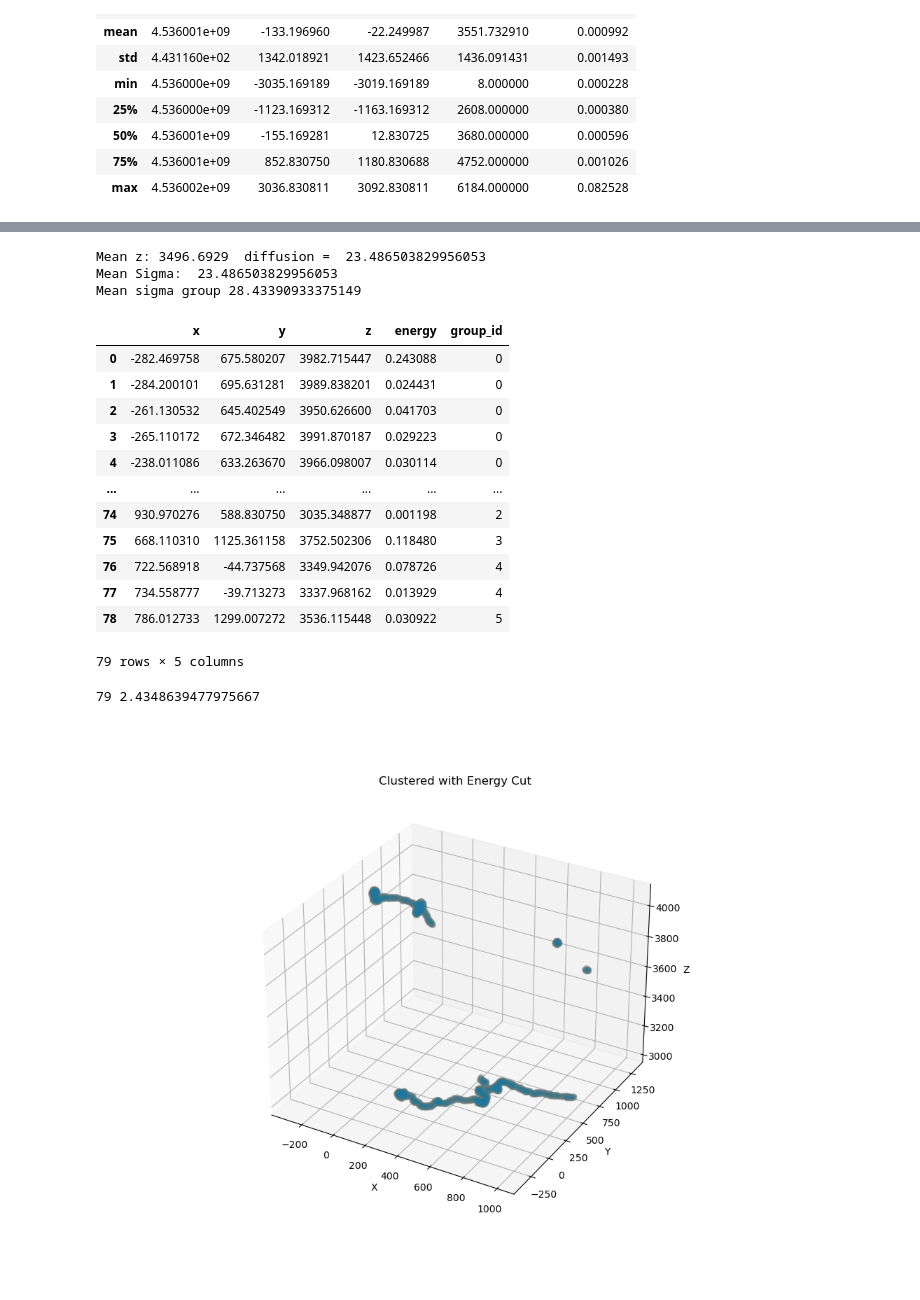
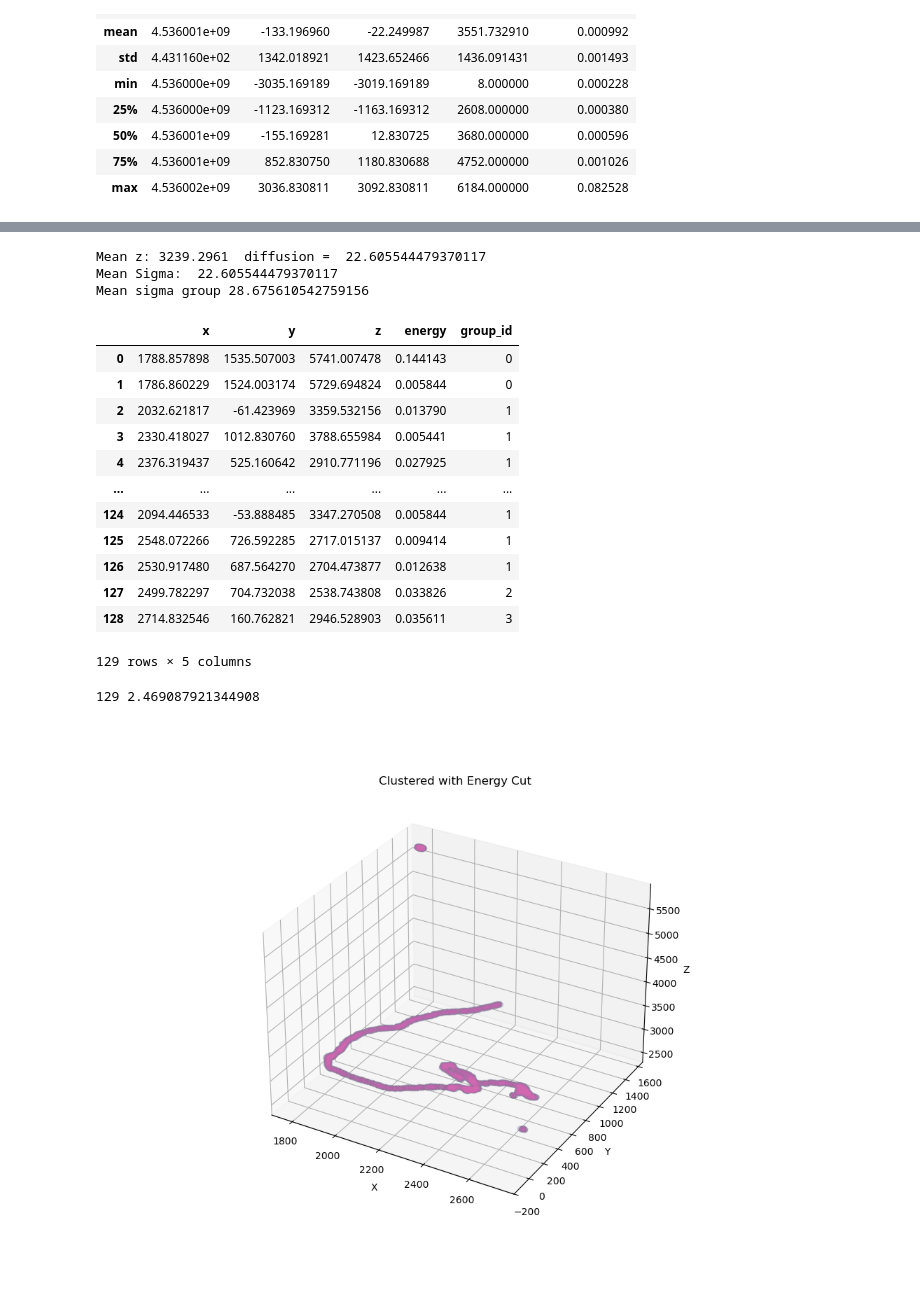
Before and after one commit to kvjmistry/ATPC, a Jupyter notebook: notebooks/Clustering.ipynb, the cells around one changed output, grey strips where cells are left out. Drawn from its saved outputs; the diff is of its cells as text; code cells hidden in the pictures.

Commit message:
Use ellipsoid clustering function

```diff
--- a/notebooks/Clustering.ipynb
+++ b/notebooks/Clustering.ipynb
@@ -75,7 +75,7 @@ print(hits.event_id.unique())
  4536001504 4536001505 4536001518]
 # %%
 # eid=9844
-eid=event_list[6]
+eid=event_list[0]
 
 data = hits[hits.event_id ==eid]
 data_true = hits_true[hits_true.event_id ==eid]
@@ -113,7 +113,7 @@ hits.describe()
 | max | 4.536002e+09 | 3036.830811 | 3092.830811 | 6184.000000 | 0.082528 |
 # %%
 
-Diff_smear, energy_threshold, diff_scale_factor, radius_sf, group_sf, Tortuosity_dist, voxel_size, det_size  = InitializeParams(pressure, diffusion)
+Diff_smear, DL, DT, energy_threshold, diff_scale_factor, radius_sf, group_sf, Tortuosity_dist, voxel_size, det_size  = InitializeParams(pressure, diffusion)
 # voxel_sf=1.1
 # energy_threshold=0
 print("Diffussion smear is: ",        Diff_smear,            "mm/sqrt(cm)")
@@ -128,7 +128,7 @@ print("The det_size is", det_size)
 data_true["z"]=data_true["z"]+det_size
 
 
-# diff_scale_factor = 5
+# diff_scale_factor = 4
 mean_sigma = diff_scale_factor*Diff_smear*np.sqrt(0.1*data.z.mean())
 
 # The expected diffusion is less than vox size so replace
@@ -340,63 +407,63 @@ node_centers_df = []
 for gid in sorted(df_merged.group_id.unique()):
     temp_df = df_merged[df_merged.group_id == gid]
     temp_df.reset_index(drop=True, inplace=True)
-    node_centers_df1.append(Cluster(temp_df, 2, Diff_smear, voxel_size))
+    node_centers_df1.append(Cluster(temp_df, 2, Diff_smear, DL, DT, voxel_size))
 
 node_centers_df1 = pd.concat(node_centers_df1, ignore_index=True)
 
 for gid in sorted(node_centers_df1.group_id.unique()):
     temp_df = node_centers_df1[node_centers_df1.group_id == gid]
     temp_df.reset_index(drop=True, inplace=True)
-    node_centers_df.append(Cluster(temp_df, diff_scale_factor, Diff_smear, voxel_size))
+    node_centers_df.append(Cluster(temp_df, diff_scale_factor, Diff_smear, DL, DT,  voxel_size))
 
 node_centers_df = pd.concat(node_centers_df, ignore_index=True)
 
 display(node_centers_df)
 print(len(node_centers_df), node_centers_df.energy.sum())
 
 # -------
 
 fig = plt.figure(figsize=(10, 8))
 ax = fig.add_subplot(111, projection='3d')
 
 # Unclustered
 # for gid in sorted(df_merged.group_id.unique()):
 #     # ax.scatter(data['x'], data['y'], data['z'], marker='o',alpha=0.01)
 #     # ax.scatter(data_true['x'], data_true['y'], data_true['z'], marker='o')
 #     temp_df = df_merged[df_merged.group_id == gid]
 #     ax.scatter(temp_df['x'], temp_df['y'], temp_df['z'], marker='x')
 
 # Clustered
 for gid in sorted(node_centers_df.group_id.unique()):
     ax.scatter(df_merged['x'], df_merged['y'], df_merged['z'], marker='o',alpha=0.05)
     # ax.scatter(data_true['x'], data_true['y'], data_true['z'], marker='o')
     temp_df = node_centers_df[node_centers_df.group_id == gid]
     ax.scatter(temp_df['x'], temp_df['y'], temp_df['z'], marker='x')
 
 ax.set_xlabel('X')
 ax.set_ylabel('Y')
 ax.set_zlabel('Z')
 ax.set_title('Clustered with Energy Cut')
 plt.show()
 # %% [output]
-Mean z: 3496.6929  diffusion =  23.486503829956053
-Mean Sigma:  23.486503829956053
-Mean sigma group 28.43390933375149
+Mean z: 3239.2961  diffusion =  22.605544479370117
+Mean Sigma:  22.605544479370117
+Mean sigma group 28.675610542759156
 |  | x | y | z | energy | group_id |
-| 0 | -282.469758 | 675.580207 | 3982.715447 | 0.243088 | 0 |
-| 1 | -284.200101 | 695.631281 | 3989.838201 | 0.024431 | 0 |
-| 2 | -261.130532 | 645.402549 | 3950.626600 | 0.041703 | 0 |
-| 3 | -265.110172 | 672.346482 | 3991.870187 | 0.029223 | 0 |
-| 4 | -238.011086 | 633.263670 | 3966.098007 | 0.030114 | 0 |
+| 0 | 1788.857898 | 1535.507003 | 5741.007478 | 0.144143 | 0 |
+| 1 | 1786.860229 | 1524.003174 | 5729.694824 | 0.005844 | 0 |
+| 2 | 2032.621817 | -61.423969 | 3359.532156 | 0.013790 | 1 |
+| 3 | 2330.418027 | 1012.830760 | 3788.655984 | 0.005441 | 1 |
+| 4 | 2376.319437 | 525.160642 | 2910.771196 | 0.027925 | 1 |
 | ... | ... | ... | ... | ... | ... |
-| 74 | 930.970276 | 588.830750 | 3035.348877 | 0.001198 | 2 |
-| 75 | 668.110310 | 1125.361158 | 3752.502306 | 0.118480 | 3 |
-| 76 | 722.568918 | -44.737568 | 3349.942076 | 0.078726 | 4 |
-| 77 | 734.558777 | -39.713273 | 3337.968162 | 0.013929 | 4 |
-| 78 | 786.012733 | 1299.007272 | 3536.115448 | 0.030922 | 5 |
+| 124 | 2094.446533 | -53.888485 | 3347.270508 | 0.005844 | 1 |
+| 125 | 2548.072266 | 726.592285 | 2717.015137 | 0.009414 | 1 |
+| 126 | 2530.917480 | 687.564270 | 2704.473877 | 0.012638 | 1 |
+| 127 | 2499.782297 | 704.732038 | 2538.743808 | 0.033826 | 2 |
+| 128 | 2714.832546 | 160.762821 | 2946.528903 | 0.035611 | 3 |
-79 rows × 5 columns
+129 rows × 5 columns
-79 2.4348639477975667
+129 2.469087921344908
-[figure, old version]
+[figure, new version]
 # %%
 
 
```
Also changed, not shown: parts of 12 cells of this notebook, 1 other file.
